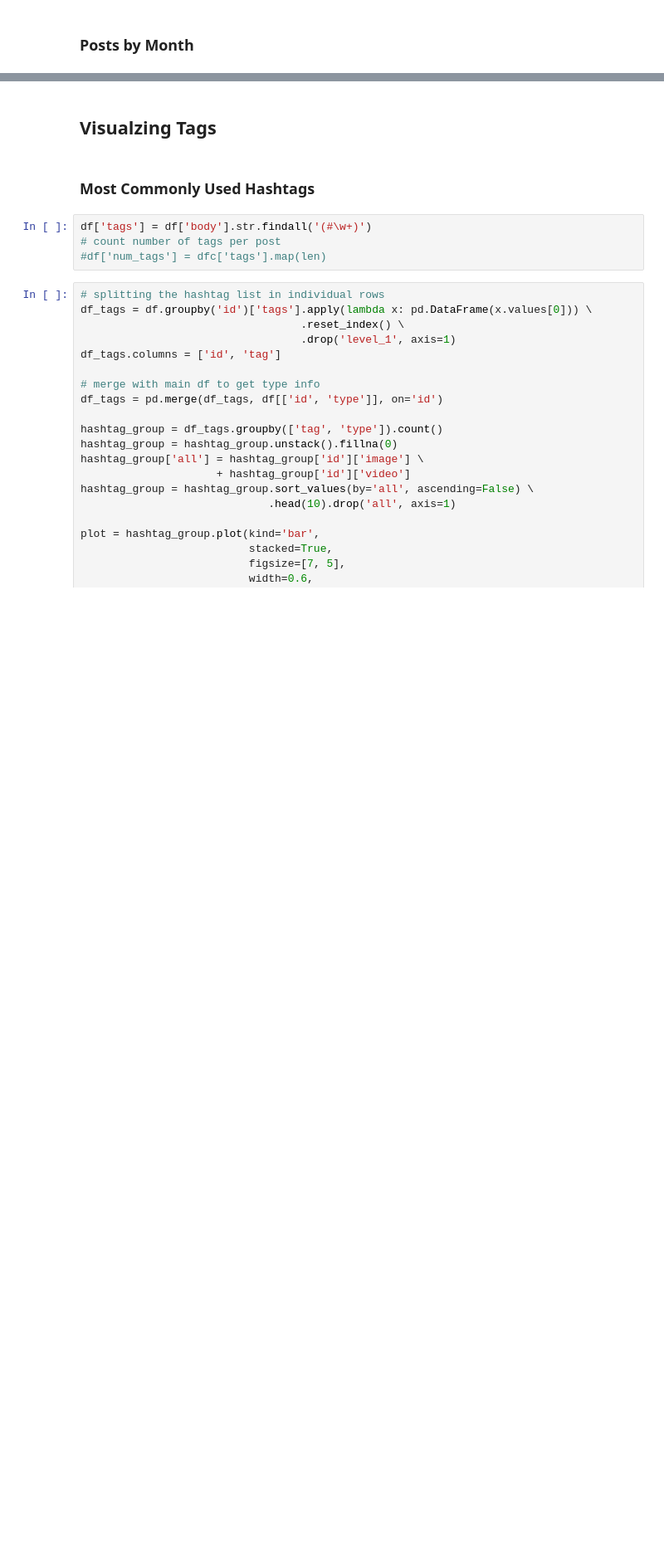
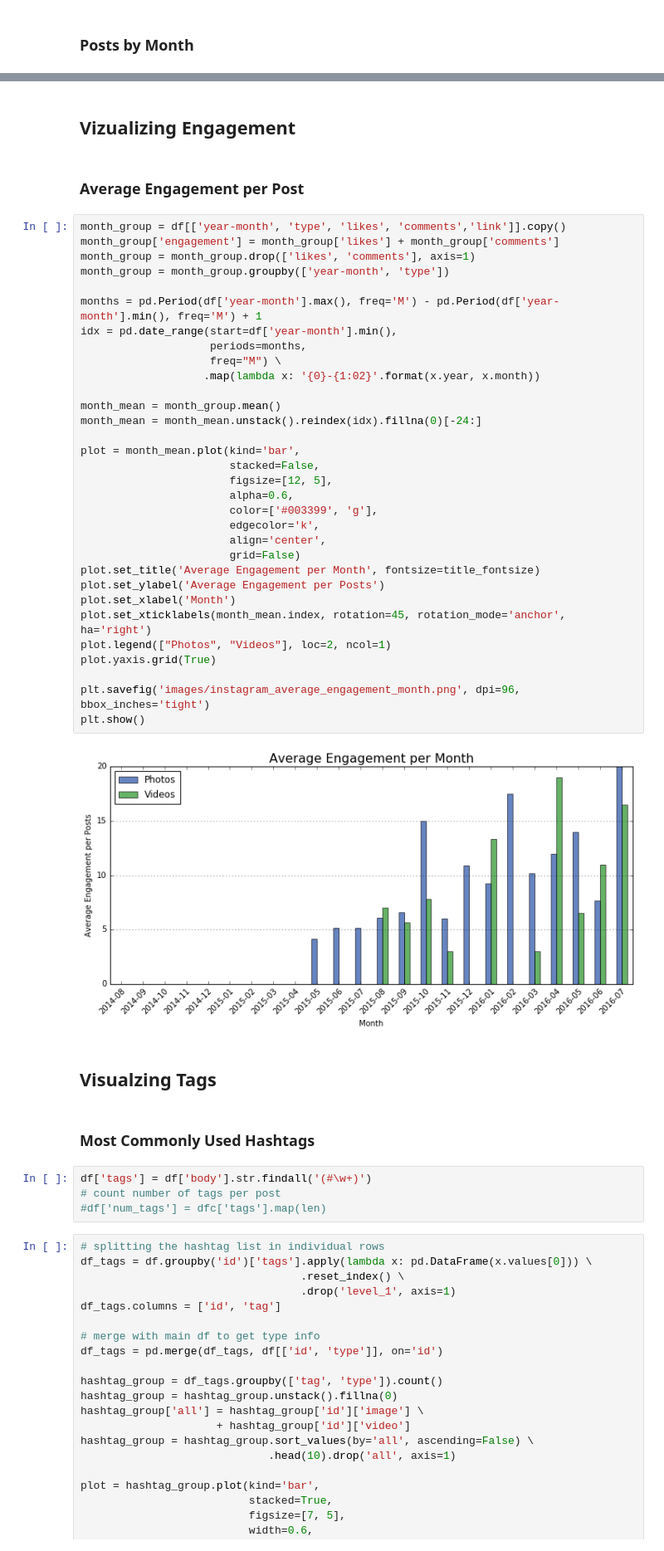
Before and after one commit to kahlamari/data-visualization, a Jupyter notebook: Instagram Data Visualization.ipynb, the cells around one changed output, grey strips where cells are left out. Shown at 83% size. Drawn from its saved outputs; the diff is of its cells as text; blank space fills up the shorter version.

```diff
--- a/Instagram Data Visualization.ipynb
+++ b/Instagram Data Visualization.ipynb
@@ -216,3 +217,41 @@ plt.show()
+# %% [markdown]
+## Vizualizing Engagement
+# %% [markdown]
+### Average Engagement per Post
+# %%
+month_group = df[['year-month', 'type', 'likes', 'comments','link']].copy()
+month_group['engagement'] = month_group['likes'] + month_group['comments']
+month_group = month_group.drop(['likes', 'comments'], axis=1)
+month_group = month_group.groupby(['year-month', 'type'])
+
+months = pd.Period(df['year-month'].max(), freq='M') - pd.Period(df['year-month'].min(), freq='M') + 1
+idx = pd.date_range(start=df['year-month'].min(),
+                    periods=months,
+                    freq="M") \
+                   .map(lambda x: '{0}-{1:02}'.format(x.year, x.month))
+
+month_mean = month_group.mean()
+month_mean = month_mean.unstack().reindex(idx).fillna(0)[-24:]
+
+plot = month_mean.plot(kind='bar',
+                       stacked=False,
+                       figsize=[12, 5],
+                       alpha=0.6,
+                       color=['#003399', 'g'],
+                       edgecolor='k',
+                       align='center',
+                       grid=False)
+plot.set_title('Average Engagement per Month', fontsize=title_fontsize)
+plot.set_ylabel('Average Engagement per Posts')
+plot.set_xlabel('Month')
+plot.set_xticklabels(month_mean.index, rotation=45, rotation_mode='anchor', ha='right')
+plot.legend(["Photos", "Videos"], loc=2, ncol=1)
+plot.yaxis.grid(True)
+
+plt.savefig('images/instagram_average_engagement_month.png', dpi=96, bbox_inches='tight')
+plt.show()
+# %% [output]
+[figure, added]
 # %% [markdown]
 ## Visualzing Tags
 # %% [markdown]
```
Also changed, not shown: parts of 5 cells of this notebook, 5 other files.
